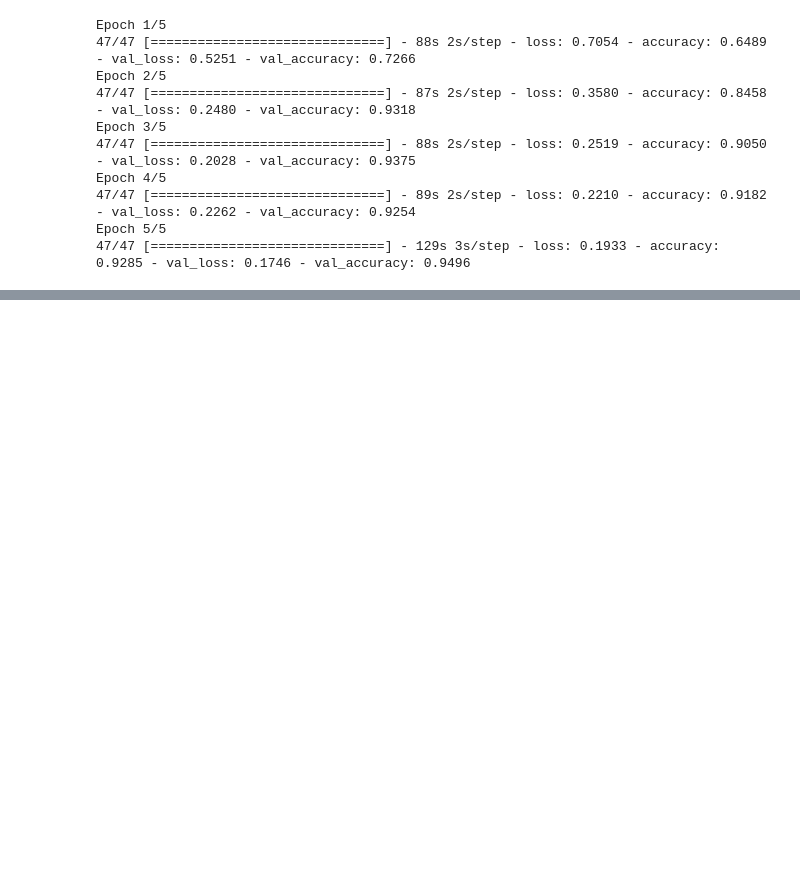
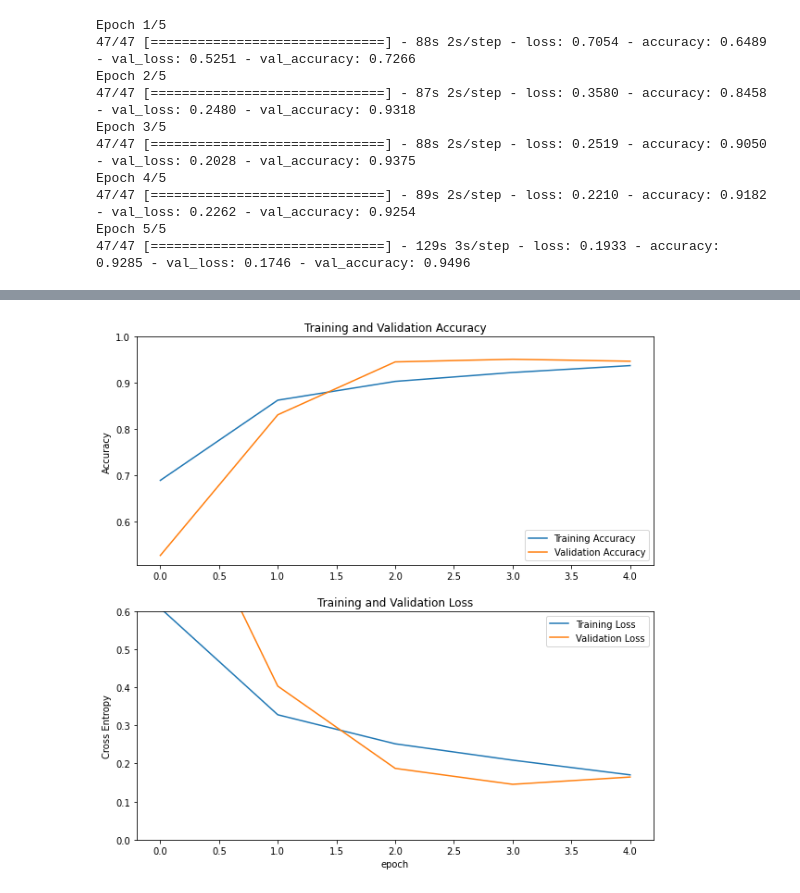
Before and after one commit to meowster99/comp-vision-py, a Jupyter notebook: computer-vision.ipynb, the cells around one changed output, grey strips where cells are left out. Drawn from its saved outputs; the diff is of its cells as text; code cells hidden in the pictures; blank space fills up the shorter version.

```diff
--- a/computer-vision.ipynb
+++ b/computer-vision.ipynb
@@ -752,0 +740,4 @@ plt.show()
+# %%
+plot_results()
+# %% [output]
+[figure, added]
```
Also changed, not shown: parts of 27 cells of this notebook, 5 other files.
